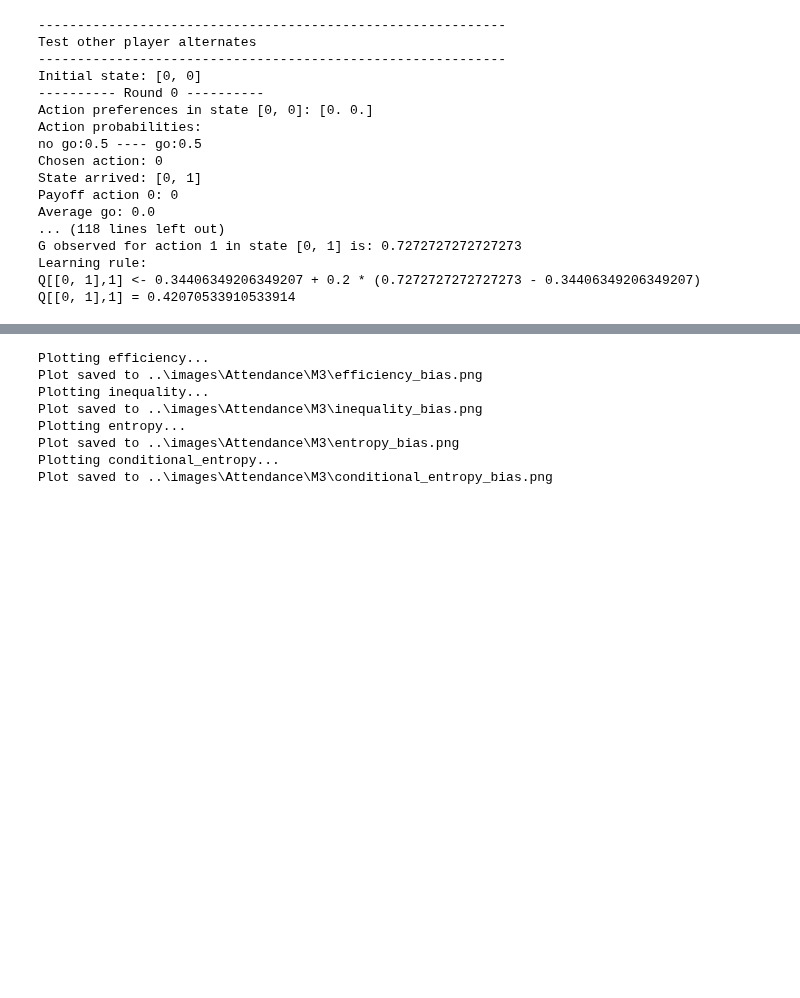
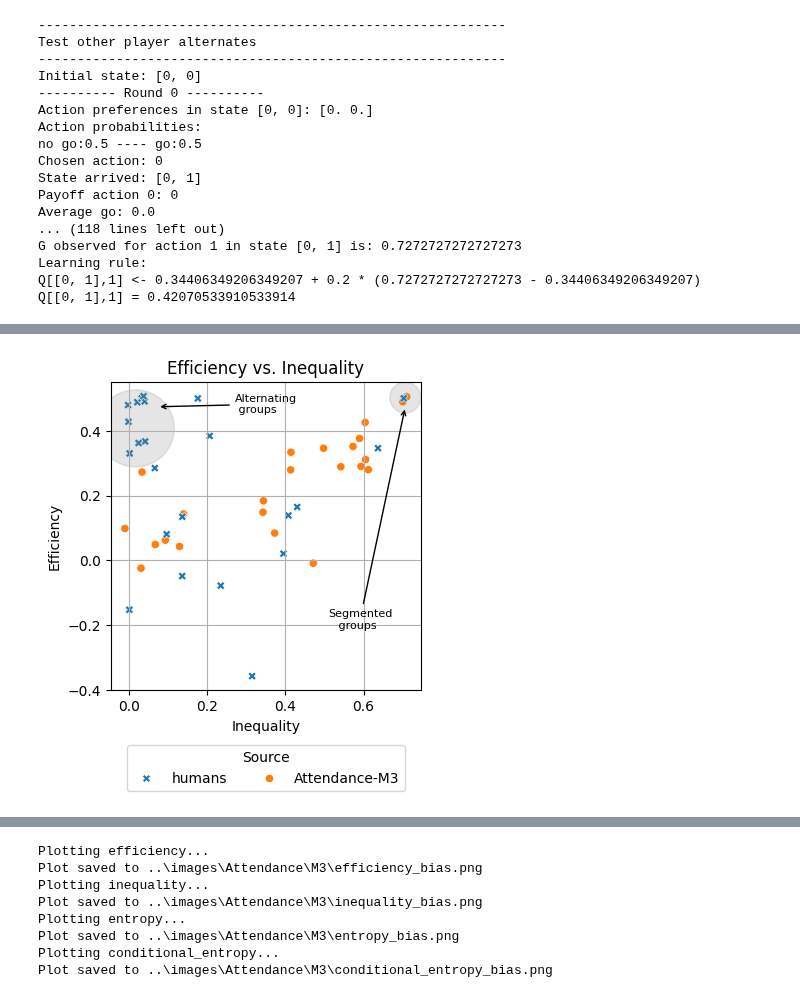
Before and after one commit to EAndrade-Lotero/Cognitive_Models_El_Farol_Bar_Problem, a Jupyter notebook: Notebooks/test_Payoff_and_Attendance.ipynb, the cells around one changed output, grey strips where cells are left out. Cells and saved outputs as stored; diff of their text form; code cells hidden in the pictures; blank space fills up the shorter version.

Commit message:
add Figures 11 and 12

```diff
--- a/Notebooks/test_Payoff_and_Attendance.ipynb
+++ b/Notebooks/test_Payoff_and_Attendance.ipynb
@@ -391,0 +428,12 @@ simulation_parameters = {
+# %%
+import pandas as pd
+import seaborn as sns
+from pathlib import Path
+from Config.config import PATHS
+from Utils.utils import PPT
+
+file_name = '2-player-UR.csv'
+file = PATHS['human_data'] / Path(file_name)
+print(f'Loading data from {file}...')
+data_human = pd.read_csv(file)
+data_human['model'] = 'humans'
@@ -391,0 +442,3 @@ simulation_parameters = {
+# %%
+data = PPT.concat_dfs(data_human, data_sim)
+data.head()
@@ -391,0 +452,71 @@ simulation_parameters = {
+# %%
+import numpy as np
+import matplotlib.pyplot as plt
+import matplotlib.patches as patches
+
+from Utils.utils import GetMeasurements
+from Utils.indices import AlternationIndex
+
+fig, ax = plt.subplots(1, 1, figsize=(4,4))
+
+# Calculate alternation index per group
+gm = GetMeasurements(
+    data=data,
+    measures=['efficiency', 'normalized_efficiency', 'inequality']
+)
+df = gm.get_measurements()
+alt_index = AlternationIndex.from_file(priority='sklearn')
+
+# Scatter plot efficiency vs. inequality
+df_jitter = df.copy()
+n = df_jitter.shape[0]
+df_jitter['inequality'] = df_jitter['inequality'] + np.random.normal(0,0.0075, n)
+df_jitter['efficiency'] = df_jitter['efficiency'] + np.random.normal(0,0.0075, n)
+
+sns.scatterplot(
+    x='inequality', y='efficiency',
+    hue='model', style='model',
+    data=df_jitter, ax=ax,
+    hue_order=['humans', 'Attendance-M3']
+)
+
+# Show the alternating groups on the top-left corner
+circle = patches.Circle(
+    (0.08, 0.85), 0.125,
+    transform=ax.transAxes,
+    color='gray', alpha=0.2,
+)
+ax.add_patch(circle)
+# Add an arrow pointing to the cluster
+ax.annotate(
+    'Alternating\n groups',
+    xy=(0.15, 0.92), xycoords='axes fraction',
+    xytext=(0.4, 0.9), textcoords='axes fraction',
+    arrowprops=dict(facecolor='black', arrowstyle='->'),
+    fontsize=8
+)
+
+# Show the segmented groups on the top-right corner
+circle = patches.Circle((0.95, 0.95), 0.05, transform=ax.transAxes,
+                        color='gray', alpha=0.2)
+ax.add_patch(circle)
+# Add an arrow pointing to the cluster
+ax.annotate(
+    'Segmented\n   groups',
+    xy=(0.95, 0.92), xycoords='axes fraction',
+    xytext=(0.7, 0.2), textcoords='axes fraction',
+    arrowprops=dict(facecolor='black', arrowstyle='->'),
+    fontsize=8
+)
+ax.set_xlabel('Inequality')
+ax.set_ylabel('Efficiency')
+ax.set_title('Efficiency vs. Inequality')
+ax.legend(
+    title='Source',
+    loc='lower center',
+    bbox_to_anchor=(0.5, -.35),
+    ncol=2
+)
+ax.grid()
+# %% [output]
+[figure, added]
```
Also changed, not shown: parts of 8 cells of this notebook, 49 other files.
